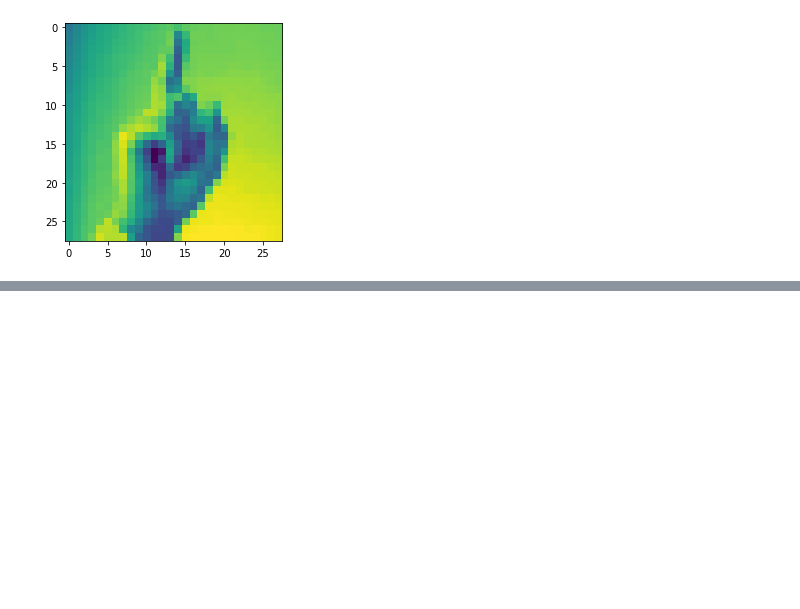
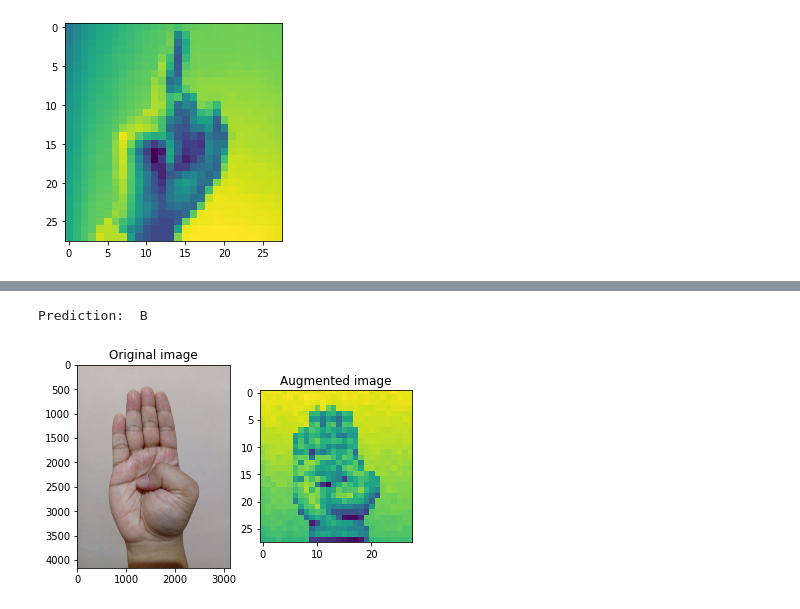
Before and after one commit to aghnyap/bangkit-final-project, a Jupyter notebook: bangk!t_sign_language_mnist.ipynb, the cells around one changed output, grey strips where cells are left out. Cells and saved outputs as stored; diff of their text form; code cells hidden in the pictures; blank space fills up the shorter version.

Commit message:
Add image augmentation and preprocessing

```diff
--- a/bangk!t_sign_language_mnist.ipynb
+++ b/bangk!t_sign_language_mnist.ipynb
@@ -248,23 +286,57 @@ print(interpreter.get_output_details()[0])
+# %%
+def augment(image):
+  image = tf.image.convert_image_dtype(image, tf.float32)
+  image = tf.image.resize(image, size=[28, 28], method='bilinear', preserve_aspect_ratio=False, antialias=False, name=None)
+  image = tf.squeeze(tf.image.rgb_to_grayscale(image))
+  # image = tf.image.rgb_to_grayscale(image)
+  return image
+# %%
+def visualize(original, augmented):
+  fig = plt.figure()
+  plt.subplot(1, 2, 1)
+  plt.title('Original image')
+  plt.imshow(original)
+
+  plt.subplot(1, 2, 2)
+  plt.title('Augmented image')
+  plt.imshow(augmented)
 # %%
 from PIL import Image
 from string import ascii_uppercase as char
 
 uploaded = files.upload()
 
 for fn in uploaded.keys():
-  img = Image.open(path + fn).convert(mode='L')
-  img_resize = img.resize((28, 28))
-  img_resize = np.array(img_resize.getdata()).reshape(28, 28)
-  img_input = np.array(img_resize.reshape(1, 28, 28, 1), dtype=np.float32)
+  image_string = tf.io.read_file(path + fn)
+  image = tf.image.decode_jpeg(image_string, channels=3)
+
+  visualize(image, augment(image))
 
   input_details = interpreter.get_input_details()
 
-  interpreter.set_tensor(input_details[0]['index'], img_input)
+  interpreter.set_tensor(input_details[0]['index'], tf.reshape(augment(image), [-1, 28, 28, 1]))
   interpreter.invoke()
 
   output_details = interpreter.get_output_details()
   output_data = interpreter.get_tensor(output_details[0]['index'])
   print("Prediction: ", char[np.argmax(output_data)])
+
+# image_string = tf.io.read_file('IMG_20200620_204813.jpg')
+# image = tf.image.decode_jpeg(image_string, channels=3)
+
+# visualize(image, augment(image))
+
+# input_details = interpreter.get_input_details()
+
+# interpreter.set_tensor(input_details[0]['index'], tf.reshape(augment(image), [-1, 28, 28, 1]))
+# interpreter.invoke()
+
+# output_details = interpreter.get_output_details()
+# output_data = interpreter.get_tensor(output_details[0]['index'])
+# print("Prediction: ", char[np.argmax(output_data)])
+# %% [output]
+Prediction:  B
+[figure, added]
 # %%
 import tensorflow_hub as hub
 
```
Also changed, not shown: parts of 11 cells of this notebook.
